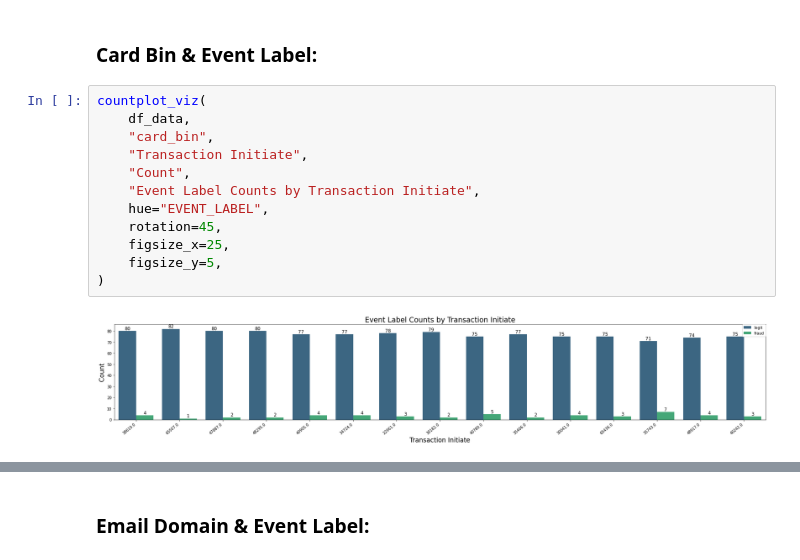
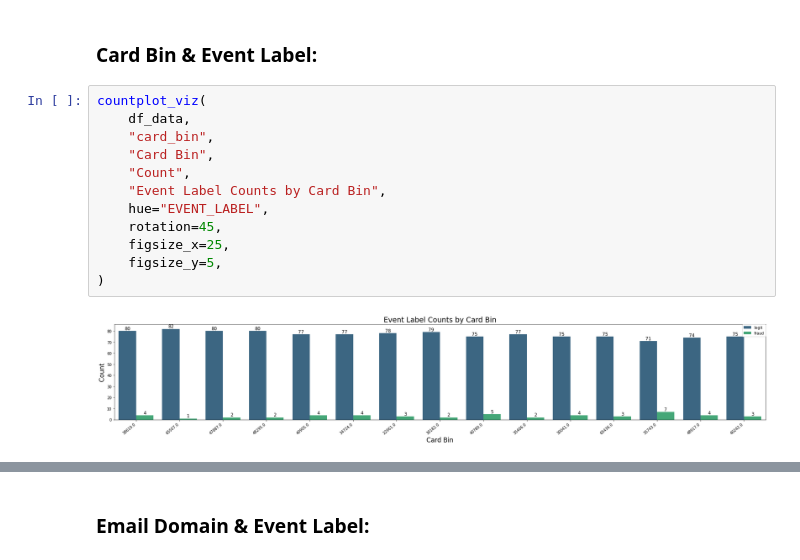
Before and after one commit to ElifKarakutukDinc/Fraud_Analytics_Case_Study, a Jupyter notebook: EDA.ipynb, the cells around one changed output, grey strips where cells are left out. Drawn from its saved outputs; the diff is of its cells as text.

```diff
--- a/EDA.ipynb
+++ b/EDA.ipynb
@@ -465,14 +468,14 @@ countplot_viz(
 # %%
 countplot_viz(
     df_data,
     "card_bin",
-    "Transaction Initiate",
+    "Card Bin",
     "Count",
-    "Event Label Counts by Transaction Initiate",
+    "Event Label Counts by Card Bin",
     hue="EVENT_LABEL",
     rotation=45,
     figsize_x=25,
     figsize_y=5,
 )
 # %% [output]
-[figure, old version]
+[figure, new version]
```
Also changed, not shown: parts of 5 cells of this notebook.
